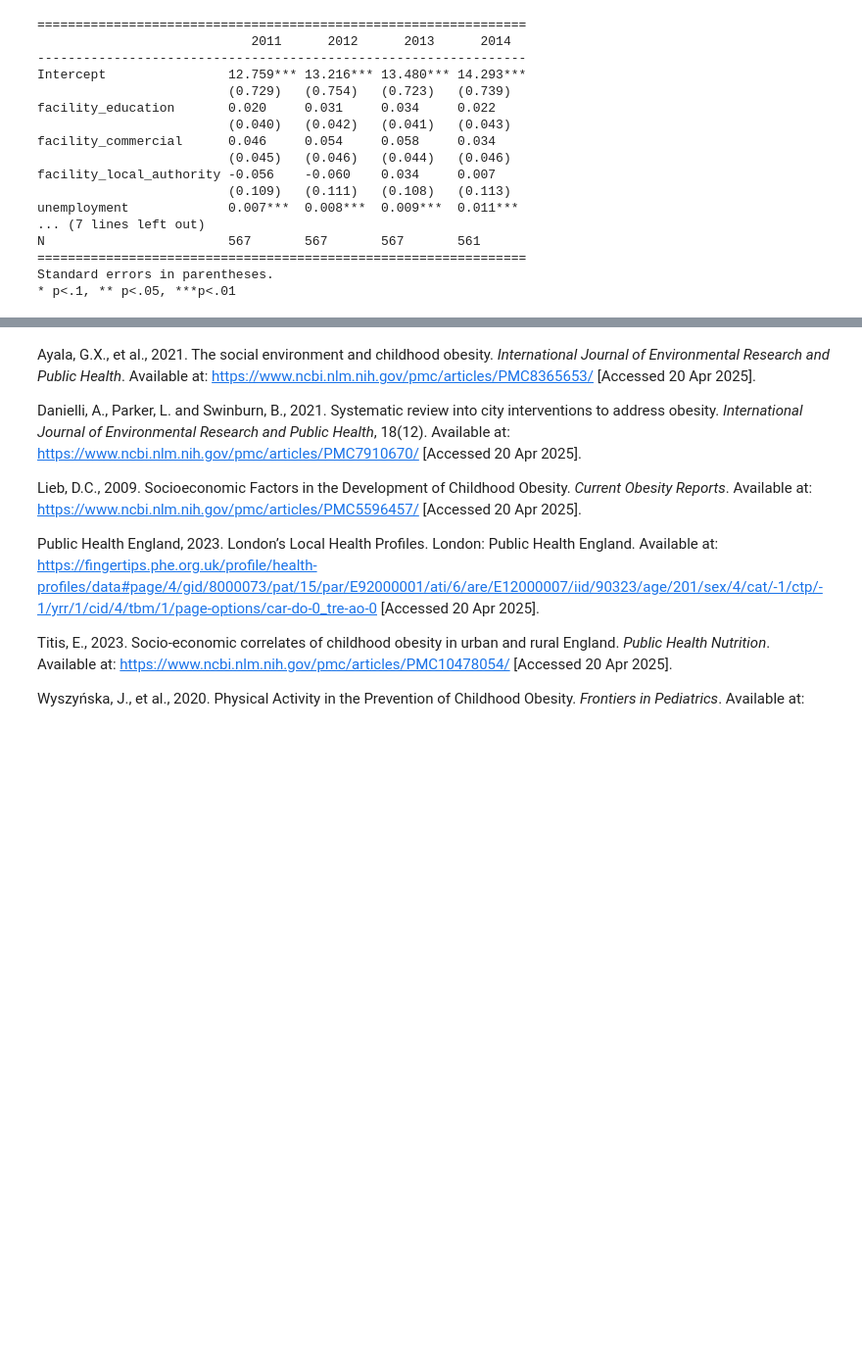
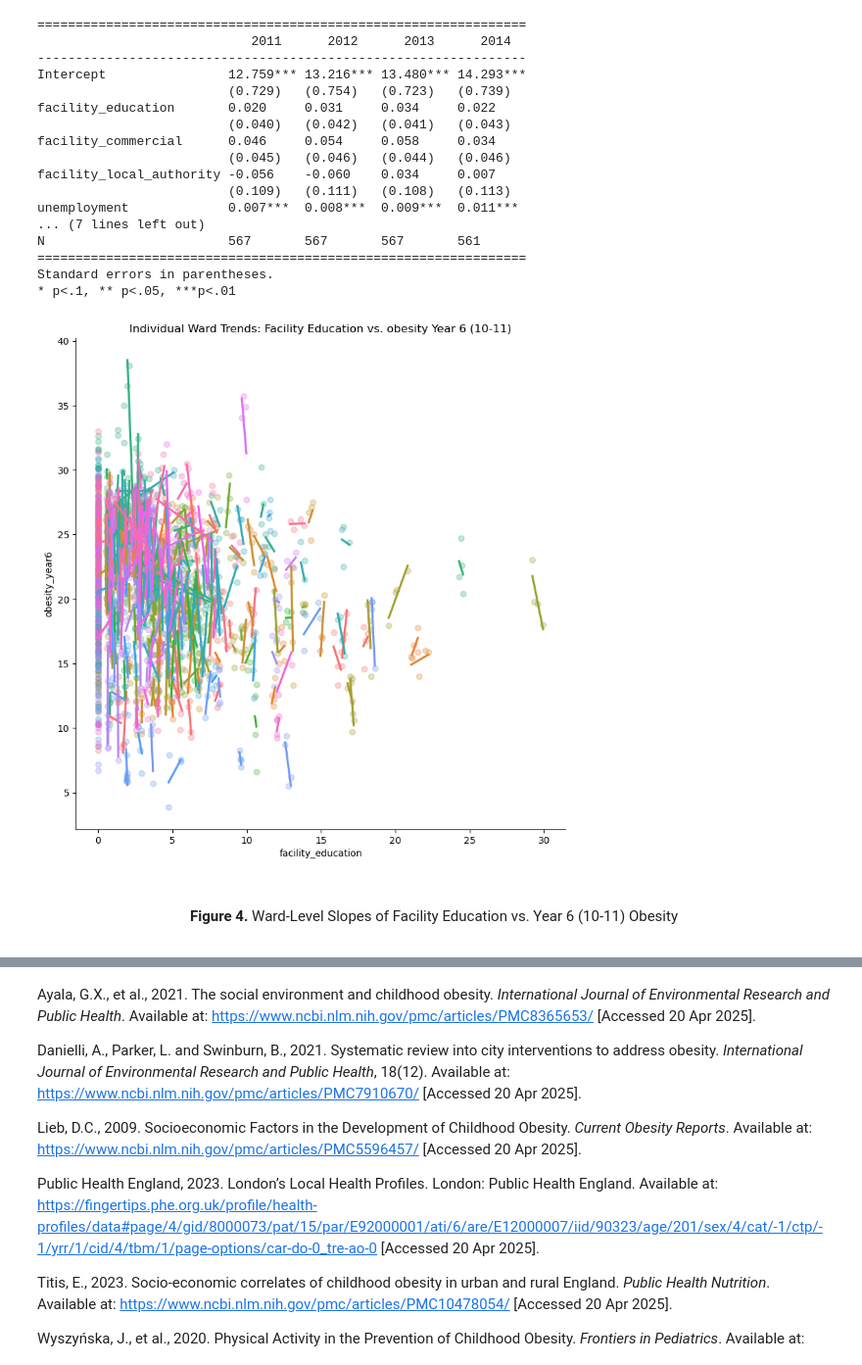
Before and after one commit to VeraLi0710/06DS-ML-Investigation, a Jupyter notebook: 24109799_submission_CASA0006.ipynb, the cells around one changed output, grey strips where cells are left out. Shown at 98% size. Cells and saved outputs as stored; diff of their text form; code cells hidden in the pictures; blank space fills up the shorter version.

```diff
--- a/24109799_submission_CASA0006.ipynb
+++ b/24109799_submission_CASA0006.ipynb
@@ -823,3 +827,27 @@ N                        567       567       567       561
 ================================================================
 Standard errors in parentheses.
 * p<.1, ** p<.05, ***p<.01
+# %%
+import seaborn as sns
+import matplotlib.pyplot as plt
+
+rec_vis = panel_df.reset_index().dropna(subset=['facility_education', 'obesity_year6'])
+
+sns.lmplot(data=rec_vis,
+           x='facility_education',
+           y='obesity_year6',
+           hue='ward_code',
+           ci=None,
+           legend=False,
+           scatter_kws={'alpha':.3},
+           height=8,
+           palette='husl')
+plt.title("Individual Ward Trends: Facility Education vs. obesity Year 6 (10-11)")
+plt.show()
+# %% [output]
+[figure, added]
+# %% [markdown]
+<a id="figure-4-facility-education-vs-obesity"></a>
+<div style="text-align:center; padding:10px 0;">
+<strong>Figure 4.</strong> Ward-Level Slopes of Facility Education vs. Year 6 (10-11) Obesity
+</div>
```
Also changed, not shown: parts of 47 cells of this notebook, 3 other files.
